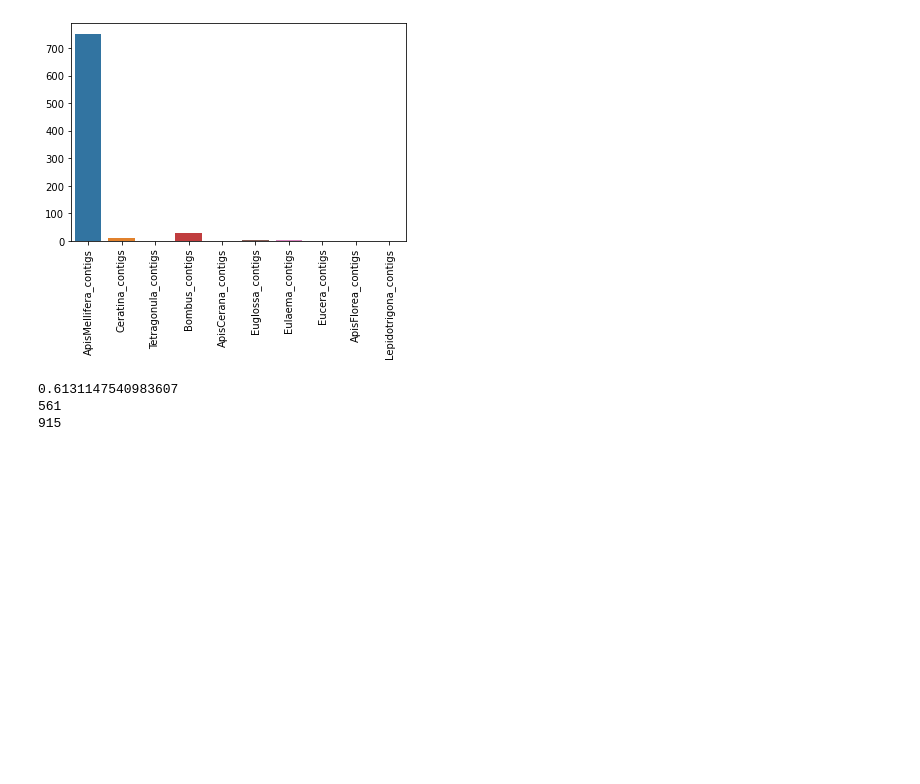
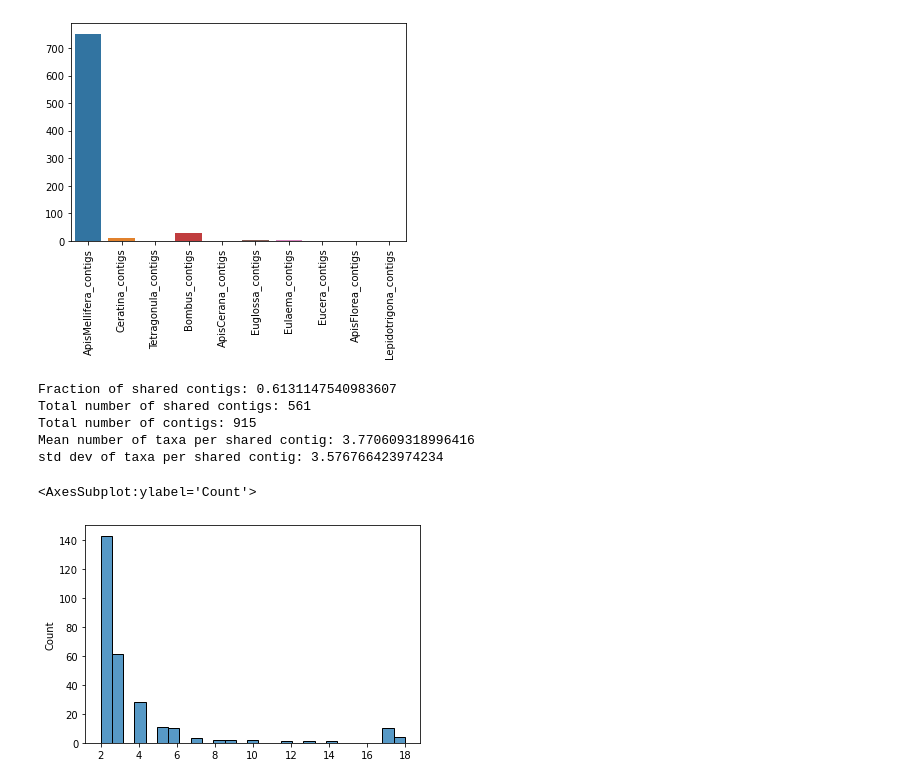
Before and after one commit to Matthijnssenslab/Bee_euvir, a Jupyter notebook: notebooks/7_Virussharing_subset_env.ipynb, the cells around one changed output. Drawn from its saved outputs; the diff is of its cells as text; code cells hidden in the pictures; blank space fills up the shorter version.

```diff
--- a/notebooks/7_Virussharing_subset_env.ipynb
+++ b/notebooks/7_Virussharing_subset_env.ipynb
@@ -881,21 +881,47 @@ contigdic_api['Lepidotrigona_ApisFlorea'] = list(Lepidotrigona_ApisFlorea[Lepido
 # %%
 #What's the total number of contigs we found sharing?
 shared_contigs = []
 for i in contigdic:
     for j in contigdic[i]:
         if j not in shared_contigs:
             shared_contigs.append(j)
 for i in contigdic_api:
     for j in contigdic_api[i]:
         if j not in shared_contigs:
             shared_contigs.append(j)
-print(len(shared_contigs)/sum(famlen))
-print(len(shared_contigs))
-print(sum(famlen))
+contigdic_sharedcount = {}
+for i in contigdic:
+    for contig in contigdic[i]:
+        if contig in contigdic_sharedcount:
+            contigdic_sharedcount[contig] += 1
+        else:
+            contigdic_sharedcount[contig] = 1
+for i in contigdic_api:
+    for contig in contigdic_api[i]:
+        if contig in contigdic_sharedcount:
+            contigdic_sharedcount[contig] += 1
+        else:
+            contigdic_sharedcount[contig] = 1
+contigdic_sharedcount2 = {}
+for i in contigdic_sharedcount:
+    if contigdic_sharedcount[i] > 1:
+        contigdic_sharedcount2[i] = contigdic_sharedcount[i]
+
+print("Fraction of shared contigs: {}".format(len(shared_contigs)/sum(famlen)))
+print("Total number of shared contigs: {}".format(len(shared_contigs)))
+print("Total number of contigs: {}".format(sum(famlen)))
+print("Mean number of taxa per shared contig: {}".format(np.mean(list(contigdic_sharedcount2.values()))))
+print("std dev of taxa per shared contig: {}".format(np.std(list(contigdic_sharedcount2.values()))))
+
+sns.histplot(list(contigdic_sharedcount2.values()))
 # %% [output]
-0.6131147540983607
-561
-915
+Fraction of shared contigs: 0.6131147540983607
+Total number of shared contigs: 561
+Total number of contigs: 915
+Mean number of taxa per shared contig: 3.770609318996416
+std dev of taxa per shared contig: 3.576766423974234
+<AxesSubplot:ylabel='Count'>
+[figure, added]
 # %%
 #Parse over the contigdic.
 contigdictax_api = {}
```
Also changed, not shown: 2 other files.
